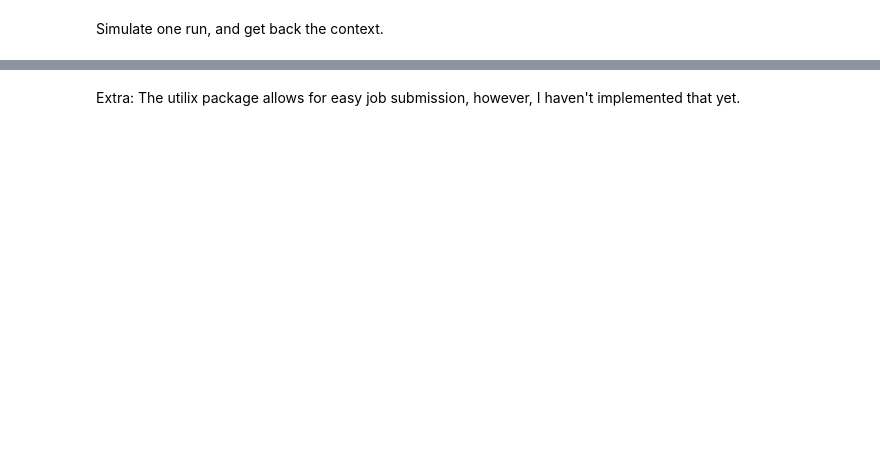
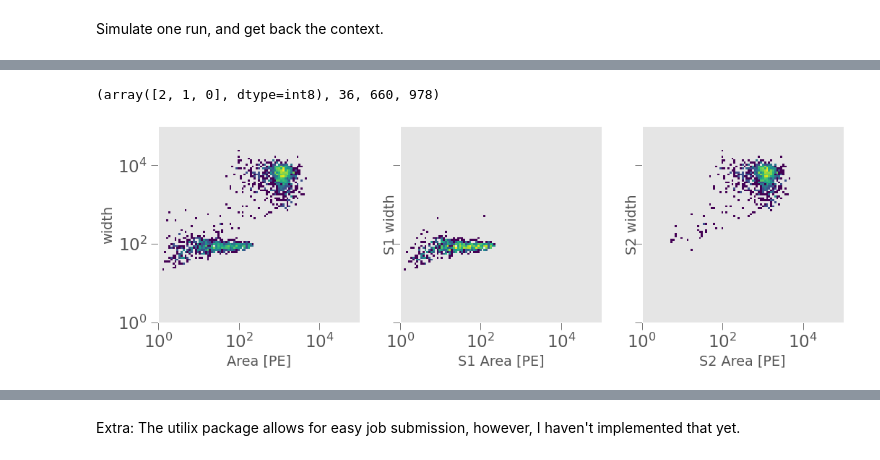
Before and after one commit to XENONnT/multimessenger, a Jupyter notebook: notebooks/SNAX-package_tutorial.ipynb, the cells around one changed output, grey strips where cells are left out. Cells and saved outputs as stored; diff of their text form; code cells hidden in the pictures; blank space fills up the shorter version.

```diff
--- a/notebooks/SNAX-package_tutorial.ipynb
+++ b/notebooks/SNAX-package_tutorial.ipynb
@@ -98,7 +87,7 @@ nc = nestpy.NESTcalc(nestpy.DetectorExample_XENON10())
 for i in range(np.random.randint(100)):
     nc.GetQuanta(nc.GetYields(energy=np.random.uniform(10,100)))
 
-instr = generator_sn_instruction(energy_deposition=sampled_Er, timemode=sampled_t*1e9, n_tot=N_events, nc=nc, fmap=fieldmap)
+instr = generator_sn_instruction(energy_deposition=sampled_Er, timemode=sampled_t*1e9, n_tot=N_events, nc=nc, fmap=field_map)
 df = pd.DataFrame(instr)
 # %% [output]
 *** Detector definition message ***
@@ -122,5 +97,5 @@ df
 # %% [markdown]
 Simulate one run, and get back the context.
 # %%
-runid = "testSNmc"
-st = A.simulate_one(df, runid)
+runid = "snsim_02"
+# st = A.simulate_one(df, runid)
@@ -133,0 +198,3 @@ plt.xscale("log"); plt.yscale("log")
+# %%
+st_unchanged = A.simulate_one(df, runid)
+st_unchanged.show_config("peak_basics").iloc[-6:-5]
@@ -133,0 +221,29 @@ plt.xscale("log"); plt.yscale("log")
+# %%
+_peak_basics = st_unchanged.get_df(runid, "peak_basics")
+_peak_s1 = _peak_basics[_peak_basics['type'] == 1]
+_peak_s2 = _peak_basics[_peak_basics['type'] == 2]
+_peak_basics['type'].unique(), sum(_peak_basics['type']==0), sum(_peak_basics['type']==1), sum(_peak_basics['type']==2)
+# %% [output]
+(array([2, 1, 0], dtype=int8), 36, 660, 978)
+# %%
+fig, (ax0, ax1, ax2) = plt.subplots(ncols=3, figsize=(17,5), sharex=True, sharey=True)
+ax0.hist2d(_peak_basics["area"], _peak_basics["range_50p_area"],
+           bins=(np.logspace(0,5,100),np.logspace(0,5,100)),
+           norm=LogNorm());
+ax0.set_xscale("log"); ax0.set_yscale("log")
+ax0.set_xlabel("Area [PE]"); ax0.set_ylabel("width");
+
+
+ax1.hist2d(_peak_s1["area"], _peak_s1["range_50p_area"],
+           bins=(np.logspace(0,5,100),np.logspace(0,5,100)),
+           norm=LogNorm());
+ax1.set_xscale("log"); ax1.set_yscale("log")
+ax1.set_xlabel("S1 Area [PE]"); ax1.set_ylabel("S1 width");
+
+ax2.hist2d(_peak_s2["area"], _peak_s2["range_50p_area"],
+           bins=(np.logspace(0,5,100),np.logspace(0,5,100)),
+           norm=LogNorm());
+ax2.set_xscale("log"); ax2.set_yscale("log")
+ax2.set_xlabel("S2 Area [PE]"); ax2.set_ylabel("S2 width");
+# %% [output]
+[figure, added]
```
Also changed, not shown: parts of 19 cells of this notebook.
